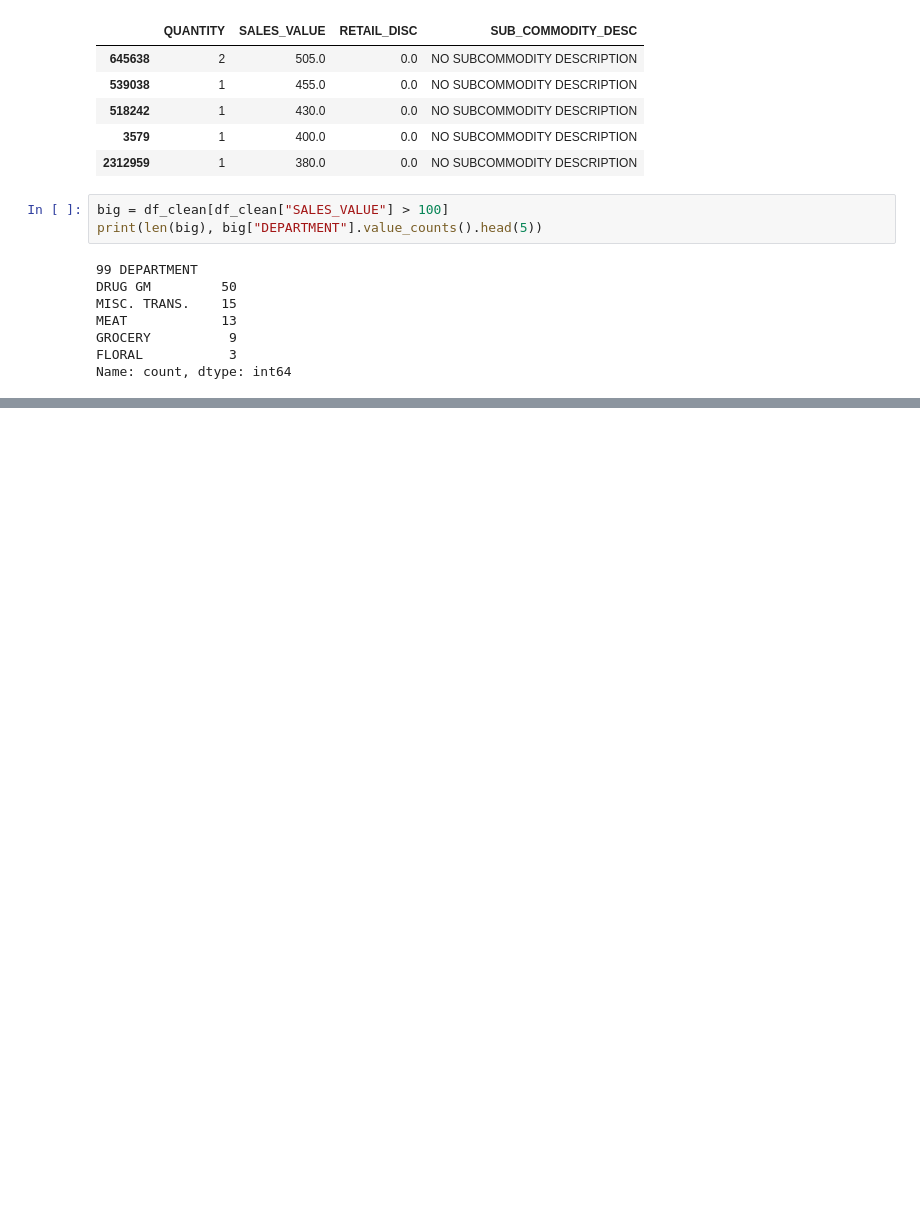
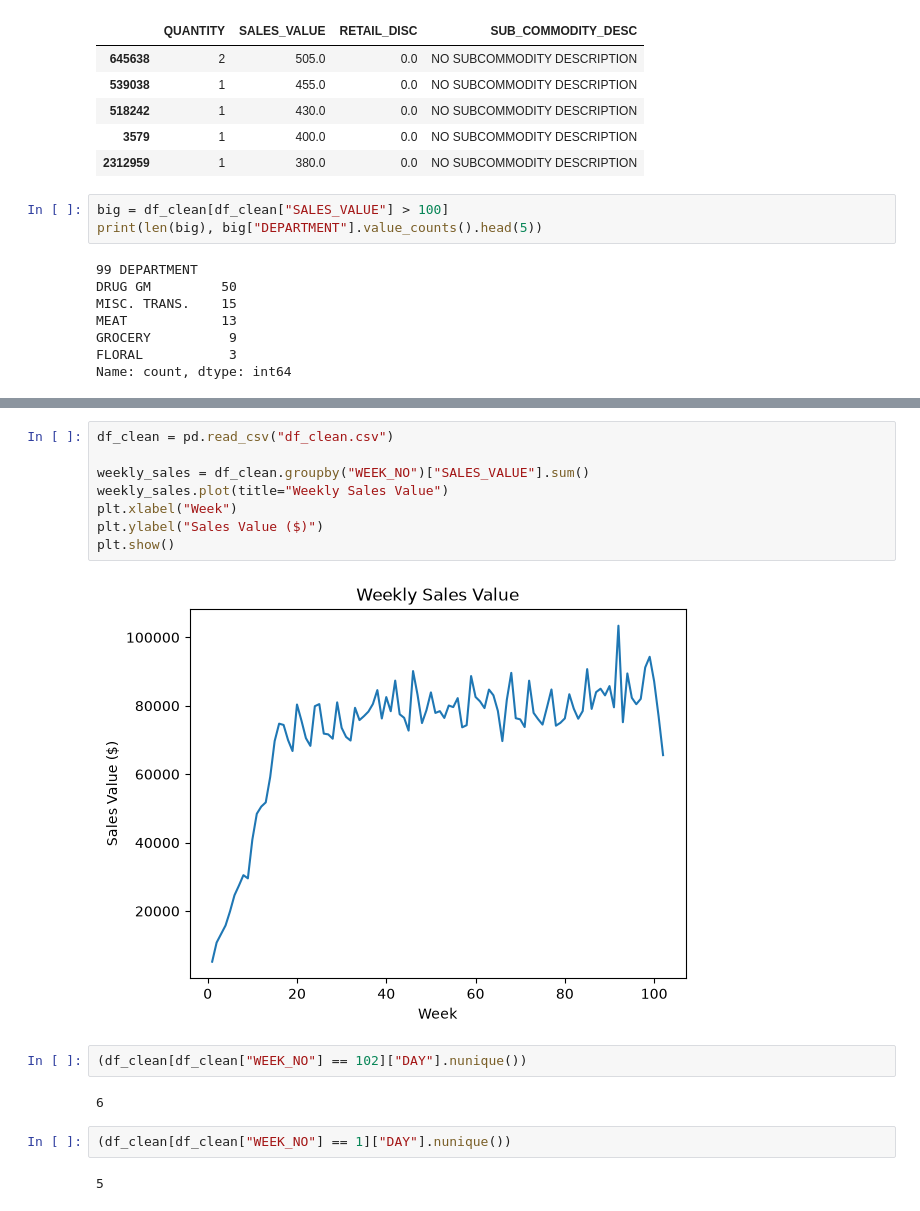
Before and after one commit to marianm827/discount-effectiveness-analysis, a Jupyter notebook: project1.ipynb, the cells around one changed output, grey strips where cells are left out. Cells and saved outputs as stored; diff of their text form; blank space fills up the shorter version.

```diff
--- a/project1.ipynb
+++ b/project1.ipynb
@@ -550,0 +584,18 @@ Name: count, dtype: int64
+# %%
+df_clean = pd.read_csv("df_clean.csv")
+
+weekly_sales = df_clean.groupby("WEEK_NO")["SALES_VALUE"].sum()
+weekly_sales.plot(title="Weekly Sales Value")
+plt.xlabel("Week")
+plt.ylabel("Sales Value ($)")
+plt.show()
+# %% [output]
+[figure, added]
+# %%
+(df_clean[df_clean["WEEK_NO"] == 102]["DAY"].nunique())
+# %% [output]
+6
+# %%
+(df_clean[df_clean["WEEK_NO"] == 1]["DAY"].nunique())
+# %% [output]
+5
```
Also changed, not shown: parts of 6 cells of this notebook.
